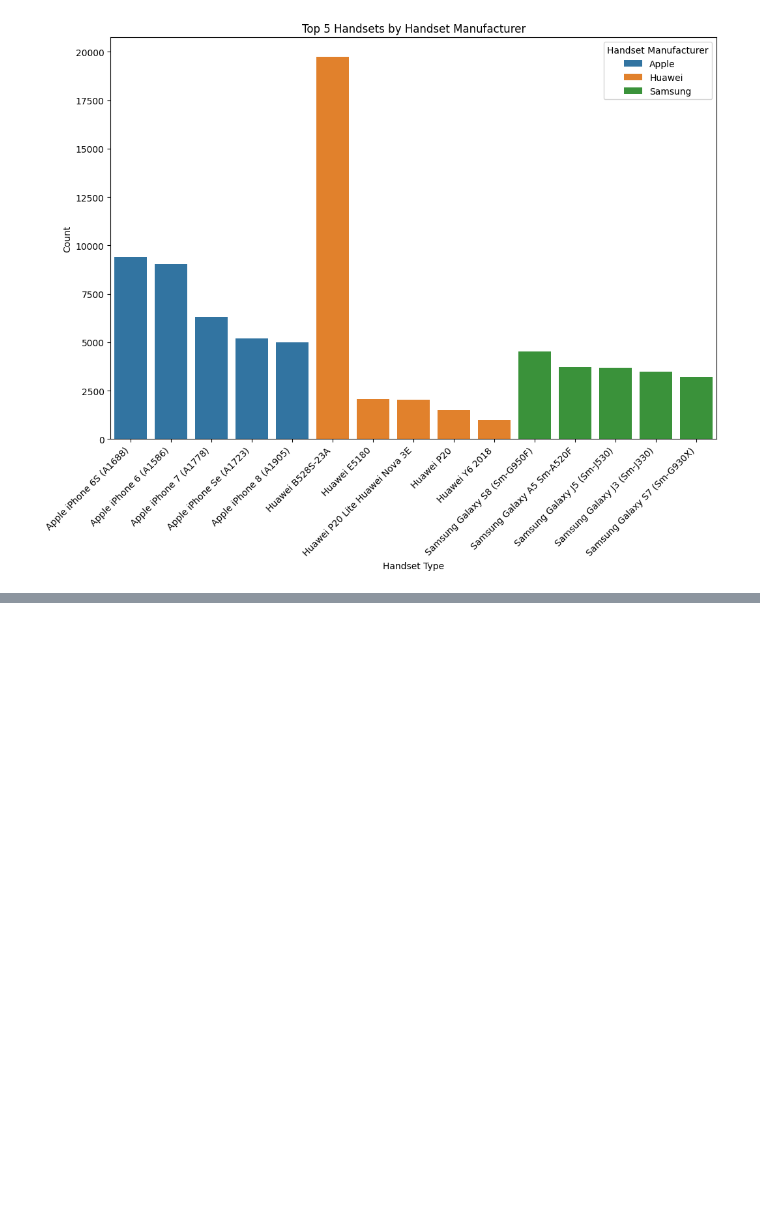
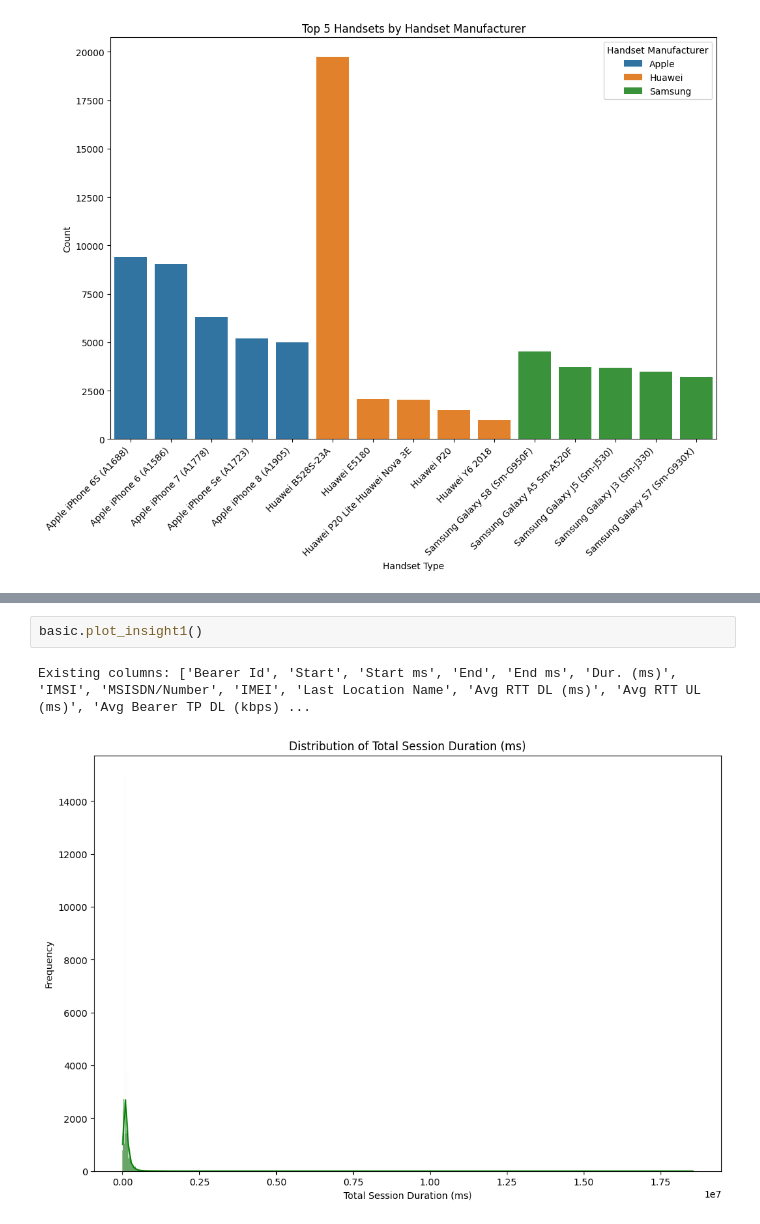
Before and after one commit to Marta233/EDA_TellCo, a Jupyter notebook: notebook/basic.ipynb, the cells around one changed output, grey strips where cells are left out. Cells and saved outputs as stored; diff of their text form; blank space fills up the shorter version.

```diff
--- a/notebook/basic.ipynb
+++ b/notebook/basic.ipynb
@@ -198,0 +190,5 @@ Existing columns: ['Bearer Id', 'Start', 'Start ms', 'End', 'End ms', 'Dur. (ms)
+# %%
+basic.plot_insight1()
+# %% [output]
+Existing columns: ['Bearer Id', 'Start', 'Start ms', 'End', 'End ms', 'Dur. (ms)', 'IMSI', 'MSISDN/Number', 'IMEI', 'Last Location Name', 'Avg RTT DL (ms)', 'Avg RTT UL (ms)', 'Avg Bearer TP DL (kbps) ...
+[figure, added]
```
Also changed, not shown: parts of 12 cells of this notebook, 4 other files.
